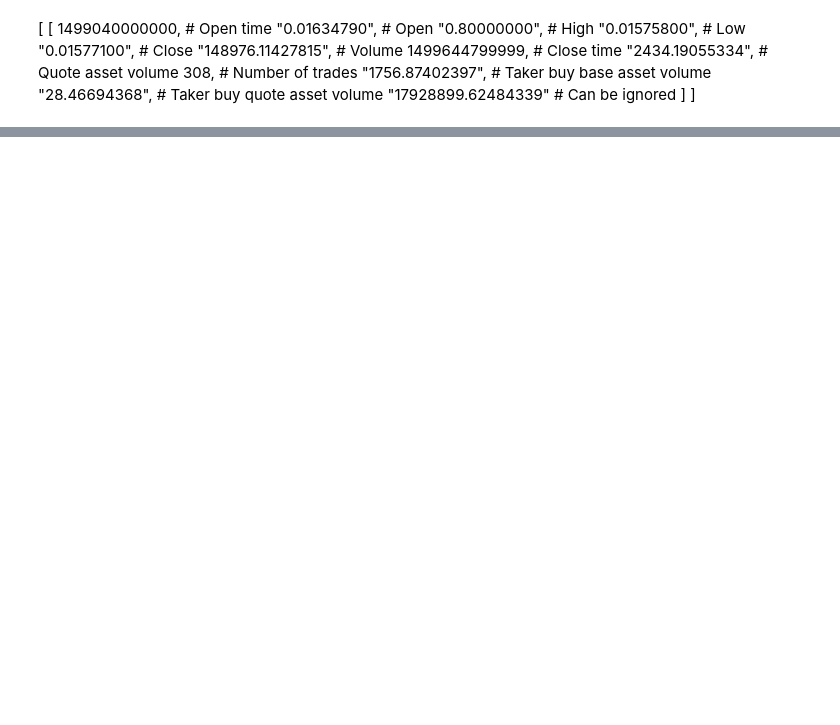
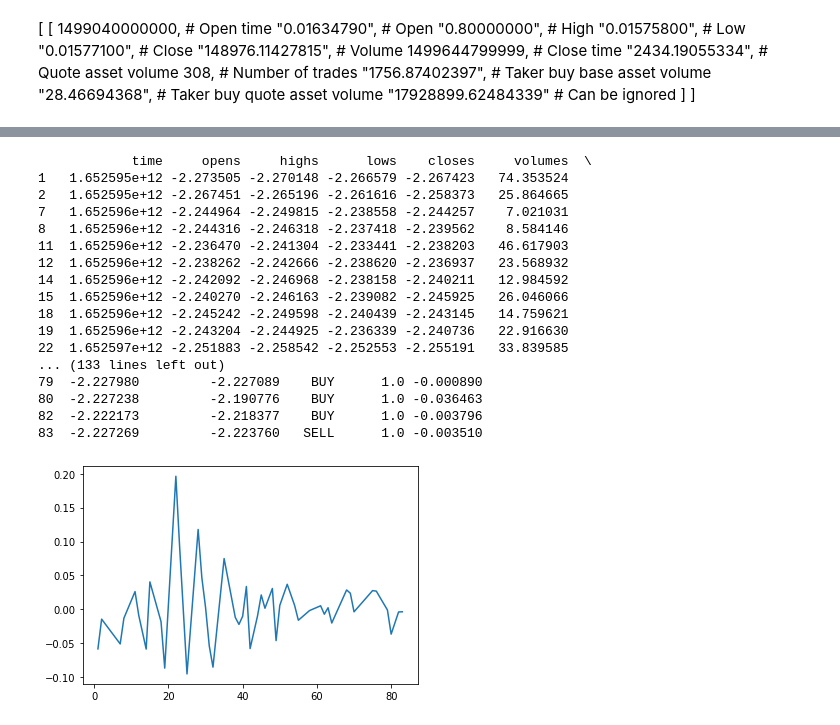
Before and after one commit to JiangoJ/CryCryBot, a Jupyter notebook: Code/Data Collection.ipynb, the cells around one changed output, grey strips where cells are left out. Drawn from its saved outputs; the diff is of its cells as text; code cells hidden in the pictures; blank space fills up the shorter version.

```diff
--- a/Code/Data Collection.ipynb
+++ b/Code/Data Collection.ipynb
@@ -270,0 +333,24 @@ data.head()
+# %%
+correct = data1[data1['correct'] == 1]
+wrong = data1[data1['correct'] == 0]
+plt.plot(correct['diff'])
+print(correct)
+# %% [output]
+            time     opens     highs      lows    closes     volumes  \
+1   1.652595e+12 -2.273505 -2.270148 -2.266579 -2.267423   74.353524
+2   1.652595e+12 -2.267451 -2.265196 -2.261616 -2.258373   25.864665
+7   1.652596e+12 -2.244964 -2.249815 -2.238558 -2.244257    7.021031
+8   1.652596e+12 -2.244316 -2.246318 -2.237418 -2.239562    8.584146
+11  1.652596e+12 -2.236470 -2.241304 -2.233441 -2.238203   46.617903
+12  1.652596e+12 -2.238262 -2.242666 -2.238620 -2.236937   23.568932
+14  1.652596e+12 -2.242092 -2.246968 -2.238158 -2.240211   12.984592
+15  1.652596e+12 -2.240270 -2.246163 -2.239082 -2.245925   26.046066
+18  1.652596e+12 -2.245242 -2.249598 -2.240439 -2.243145   14.759621
+19  1.652596e+12 -2.243204 -2.244925 -2.236339 -2.240736   22.916630
+22  1.652597e+12 -2.251883 -2.258542 -2.252553 -2.255191   33.839585
+... (133 lines left out)
+79  -2.227980         -2.227089    BUY      1.0 -0.000890
+80  -2.227238         -2.190776    BUY      1.0 -0.036463
+82  -2.222173         -2.218377    BUY      1.0 -0.003796
+83  -2.227269         -2.223760   SELL      1.0 -0.003510
+[figure, added]
```
Also changed, not shown: parts of 15 cells of this notebook, 11 other files.
